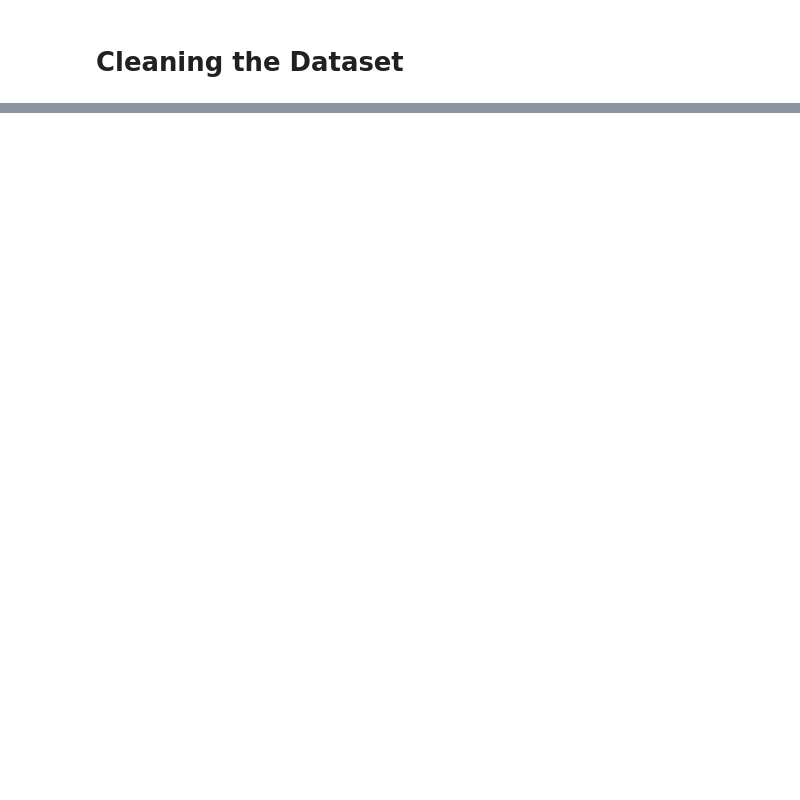
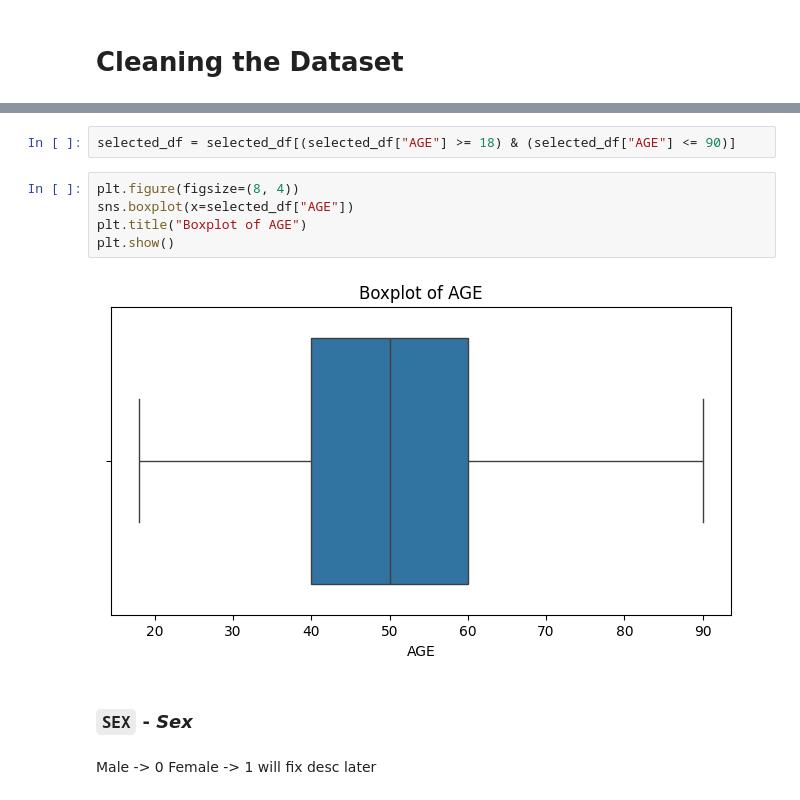
Before and after one commit to weeg16/STINTSY, a Jupyter notebook: main.ipynb, the cells around one changed output, grey strips where cells are left out. Cells and saved outputs as stored; diff of their text form; blank space fills up the shorter version.

```diff
--- a/main.ipynb
+++ b/main.ipynb
@@ -171,0 +168,14 @@ plt.show()
+# %%
+selected_df = selected_df[(selected_df["AGE"] >= 18) & (selected_df["AGE"] <= 90)]
+# %%
+plt.figure(figsize=(8, 4))
+sns.boxplot(x=selected_df["AGE"])
+plt.title("Boxplot of AGE")
+plt.show()
+# %% [output]
+[figure, added]
+# %% [markdown]
+### **`SEX`** - ***Sex***
+# %% [markdown]
+Male -> 0
+Female -> 1 will fix desc later
```
Also changed, not shown: parts of 68 cells of this notebook.
